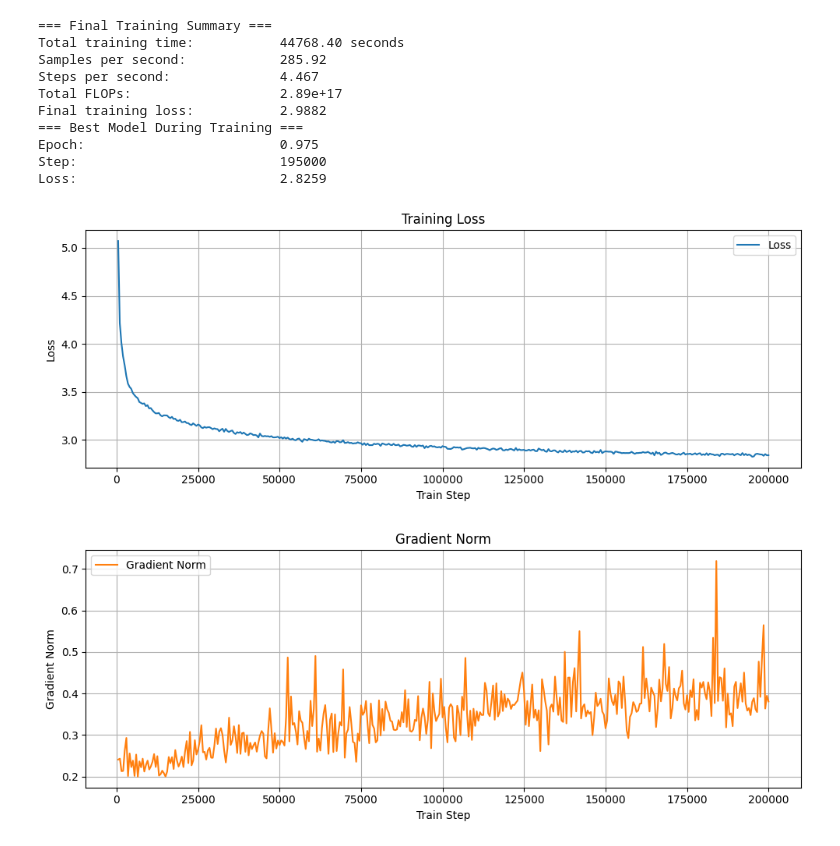
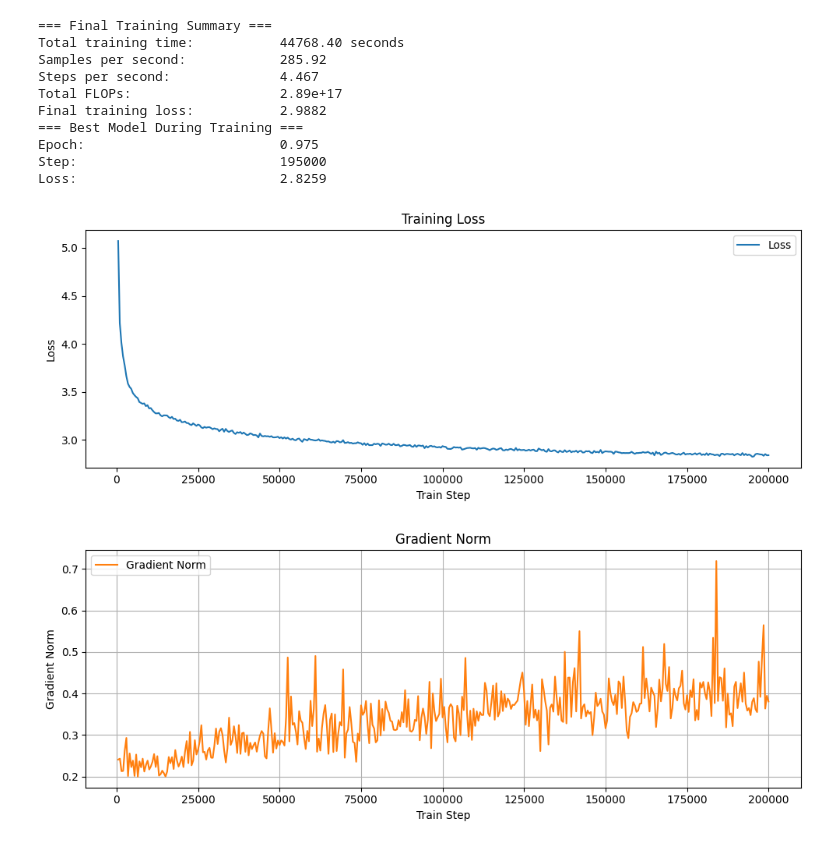
Before and after one commit to GiuliaGhisolfi/TimeSeriesForecastingFoundationModels, a Jupyter notebook: notebooks/chronos_results/chronos_tiny_results.ipynb, the cells around one changed output. Drawn from its saved outputs; the diff is of its cells as text; code cells hidden in the pictures.

```diff
--- a/chronos_tiny_results.ipynb
+++ b/notebooks/chronos_results/chronos_tiny_results.ipynb
@@ -50,16 +50,17 @@ learning_rates = [entry["learning_rate"] for entry in training_logs]
 # %%
 # Plot: Loss vs. Epoch
 plt.figure(figsize=(10, 4))
 plt.plot(steps, losses, label="Loss", color="tab:blue")
 plt.xlabel("Train Step")
 plt.ylabel("Loss")
 plt.title("Training Loss")
-plt.grid(True)
+#plt.grid(True)
 plt.legend()
 plt.tight_layout()
+plt.savefig(f"figures/learning_curve_chronos_bolt_tiny.pdf")
 plt.show()
 # %% [output]
-[figure, old version]
+[figure, new version]
 # %%
 # Plot: Gradient Norm vs. Epoch
 plt.figure(figsize=(10, 4))
```
Also changed, not shown: parts of 2 cells of this notebook, 44 other files.
